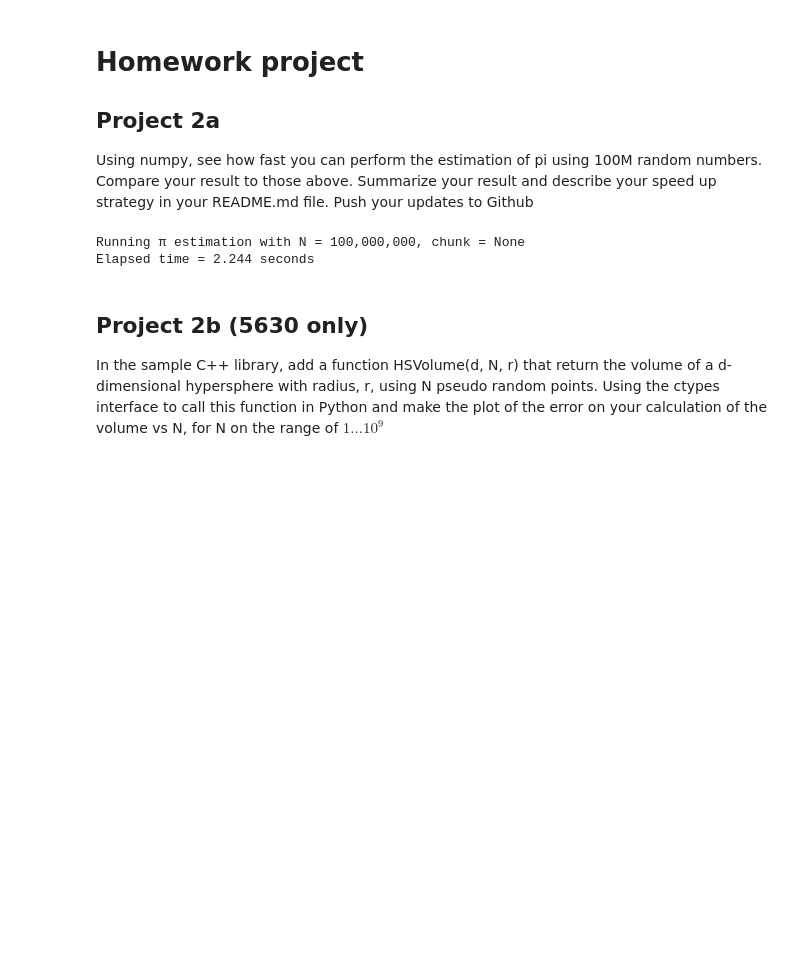
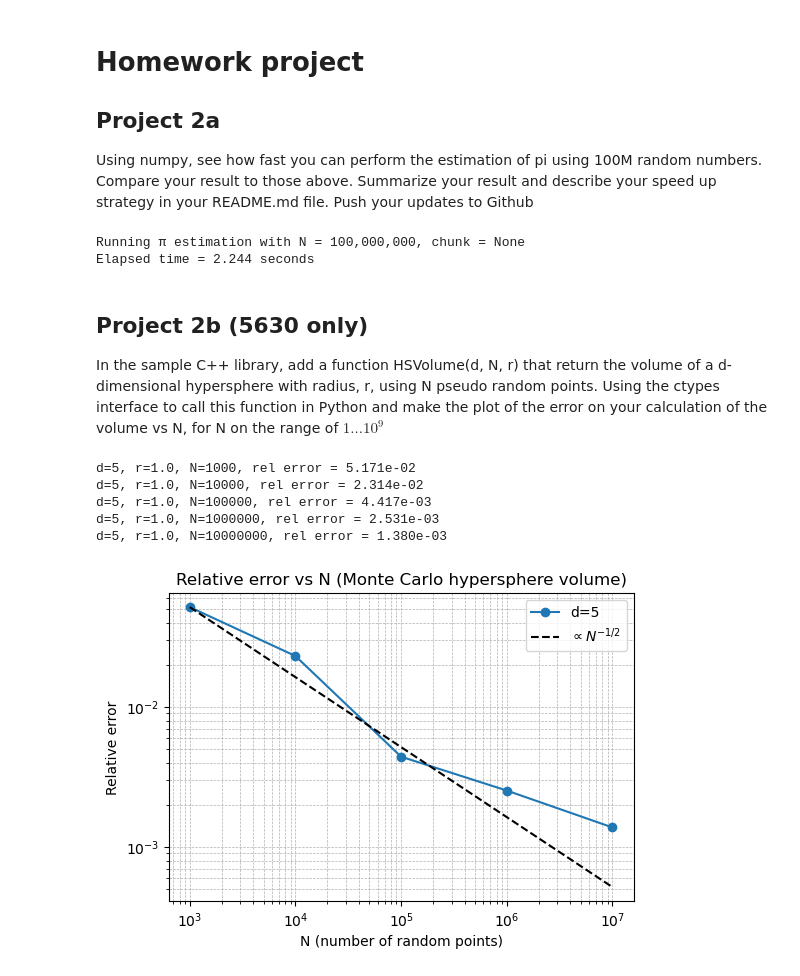
Before and after one commit to itzaldut/C-to-Python, a Jupyter notebook: C-to-Python.ipynb, the cells around one changed output. Cells and saved outputs as stored; diff of their text form; code cells hidden in the pictures; blank space fills up the shorter version.

```diff
--- a/C-to-Python.ipynb
+++ b/C-to-Python.ipynb
@@ -189,3 +187,61 @@ Project 2b (5630 only)
 ---------------------
 
 In the sample C++ library, add a function HSVolume(d, N, r) that return the volume of a d-dimensional hypersphere with radius, r, using N pseudo random points.  Using the ctypes interface to call this function in Python and make the plot of the error on your calculation of the volume vs N, for N on the range of $1 ... 10^9$
+# %%
+import ctypes
+import math
+import os
+import matplotlib.pyplot as plt
+
+# Load library
+libpath = os.path.abspath("mylib.so")
+lib = ctypes.CDLL(libpath)
+
+lib.HSVolume.argtypes = [ctypes.c_int, ctypes.c_long, ctypes.c_double]
+lib.HSVolume.restype = ctypes.c_double
+
+def exact_volume(d, r):
+    return (math.pi**(d/2.0)) / math.gamma(d/2.0 + 1.0) * (r**d)
+
+def rel_error(d, r, N):
+    v_est = lib.HSVolume(d, N, r)
+    v_ex = exact_volume(d, r)
+    return abs(v_est - v_ex) / v_ex
+
+def run_experiment(d=3, r=1.0, N_list=None):
+    if N_list is None:
+        # e.g. log-spaced N values
+        N_list = [10**k for k in range(1, 10)]
+    errs = []
+    for N in N_list:
+        err = rel_error(d, r, N)
+        print(f"d={d}, r={r}, N={N}, rel error = {err:.3e}")
+        errs.append(err)
+    return N_list, errs
+
+def plot_errors(N_list, errs, d):
+    plt.figure(figsize=(6,4))
+    plt.loglog(N_list, errs, "o-", label=f"d={d}")
+    # add line ~ N^{-1/2} for comparison
+    Ns = np.array(N_list, dtype=float)
+    plt.loglog(Ns, errs[0]*(Ns[0]/Ns)**0.5, "k--", label=r"$\propto N^{-1/2}$")
+    plt.xlabel("N (number of random points)")
+    plt.ylabel("Relative error")
+    plt.title("Relative error vs N (Monte Carlo hypersphere volume)")
+    plt.legend()
+    plt.grid(True, which="both", ls="--", lw=0.5)
+    plt.show()
+
+if __name__ == "__main__":
+    import numpy as np
+    d = 5
+    r = 1.0
+    N_list, errs = run_experiment(d, r, N_list=[10**k for k in range(3, 8)])
+    plot_errors(N_list, errs, d)
+# %% [output]
+d=5, r=1.0, N=1000, rel error = 5.171e-02
+d=5, r=1.0, N=10000, rel error = 2.314e-02
+d=5, r=1.0, N=100000, rel error = 4.417e-03
+d=5, r=1.0, N=1000000, rel error = 2.531e-03
+d=5, r=1.0, N=10000000, rel error = 1.380e-03
+[figure, added]
```
Also changed, not shown: parts of 1 cell of this notebook, 2 other files.
